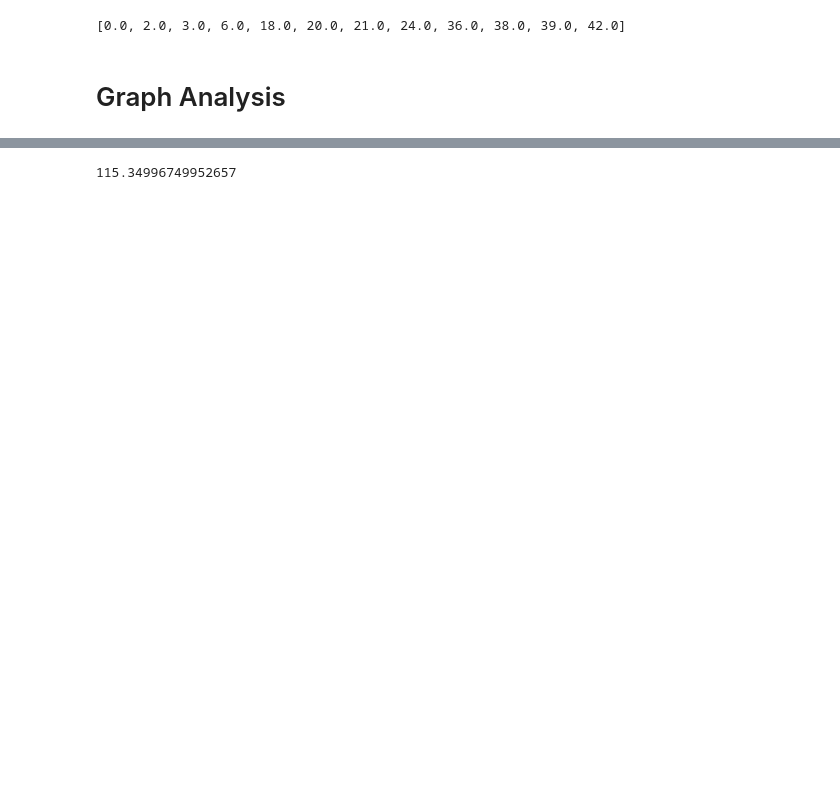
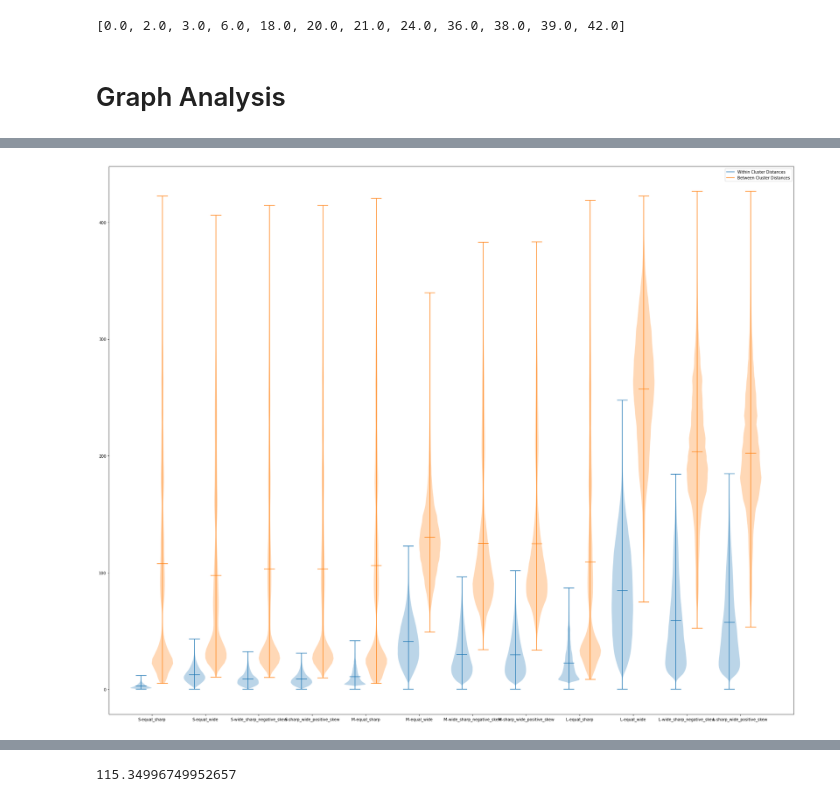
Before and after one commit to paulovic96/Burst_Clustering, a Jupyter notebook: spectral_clustering_analysis.ipynb, the cells around one changed output, grey strips where cells are left out. Drawn from its saved outputs; the diff is of its cells as text; code cells hidden in the pictures; blank space fills up the shorter version.

```diff
--- a/spectral_clustering_analysis.ipynb
+++ b/spectral_clustering_analysis.ipynb
@@ -111,0 +205,4 @@ dist_matrix, sorted_dist_matrix = calculate_dist_matrix(ambig_data, "euclidean")
+# %%
+valid_labels = {}
+for i, labels in enumerate(labels_per_n_clusters):
+    valid_labels[i+1] = labels
@@ -111,0 +212,5 @@ dist_matrix, sorted_dist_matrix = calculate_dist_matrix(ambig_data, "euclidean")
+# %%
+from scipy.spatial import distance
+VI = np.linalg.inv(np.eye(test_data.shape[1]))
+
+dist_matrix = distance.cdist(test_data[0:1], test_data, 'mahalanobis', VI = VI)
@@ -111,0 +308,25 @@ dist_matrix, sorted_dist_matrix = calculate_dist_matrix(ambig_data, "euclidean")
+# %%
+import seaborn as sns
+ticks = [key for key in between_cluster_distances]
+wd = [within_cluster_distances[key].ravel() for key in within_cluster_distances.keys()]
+bd = [between_cluster_distances[key].ravel() for key in between_cluster_distances.keys()]
+
+
+
+plt.figure(figsize=(25,20))
+
+bpl = plt.violinplot(wd, positions=np.array(range(len(wd)))*5-1, widths=2,showmeans = True, showextrema = True)
+
+bpr = plt.violinplot(bd, positions=np.array(range(len(bd)))*5+1, widths=2,showmeans = True, showextrema = True)
+
+
+# draw temporary red and blue lines and use them to create a legend
+plt.plot([], color = "C0", label='Within Cluster Distances')
+plt.plot([], color = "C1", label='Between Cluster Distances')
+plt.legend()
+
+plt.xticks(range(0, len(ticks) * 5, 5), ticks, rotation = 90)
+plt.xlim(-4, len(ticks)*5)
+plt.tight_layout()
+# %% [output]
+[figure, added]
```
Also changed, not shown: parts of 33 cells of this notebook, 3 other files.
